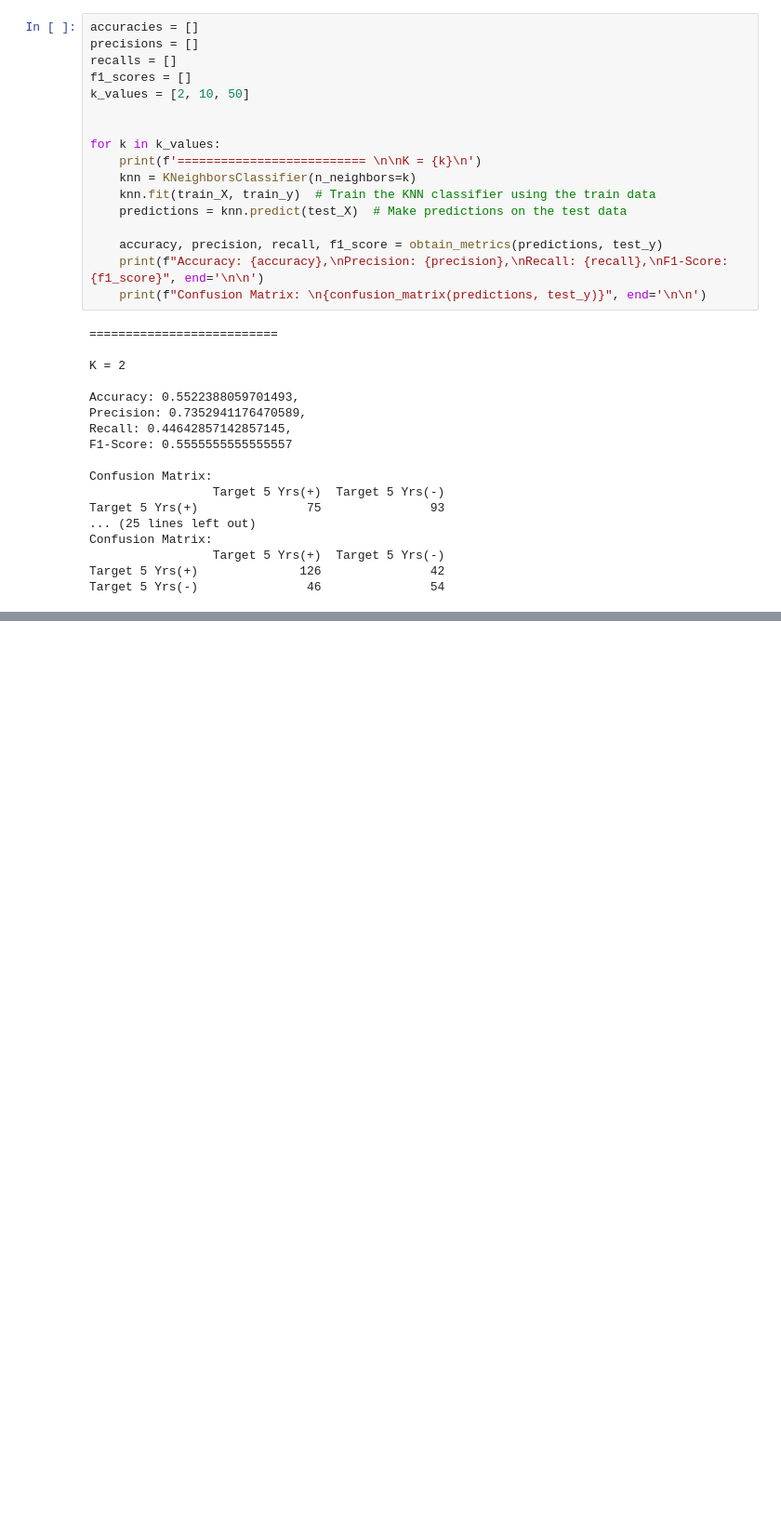
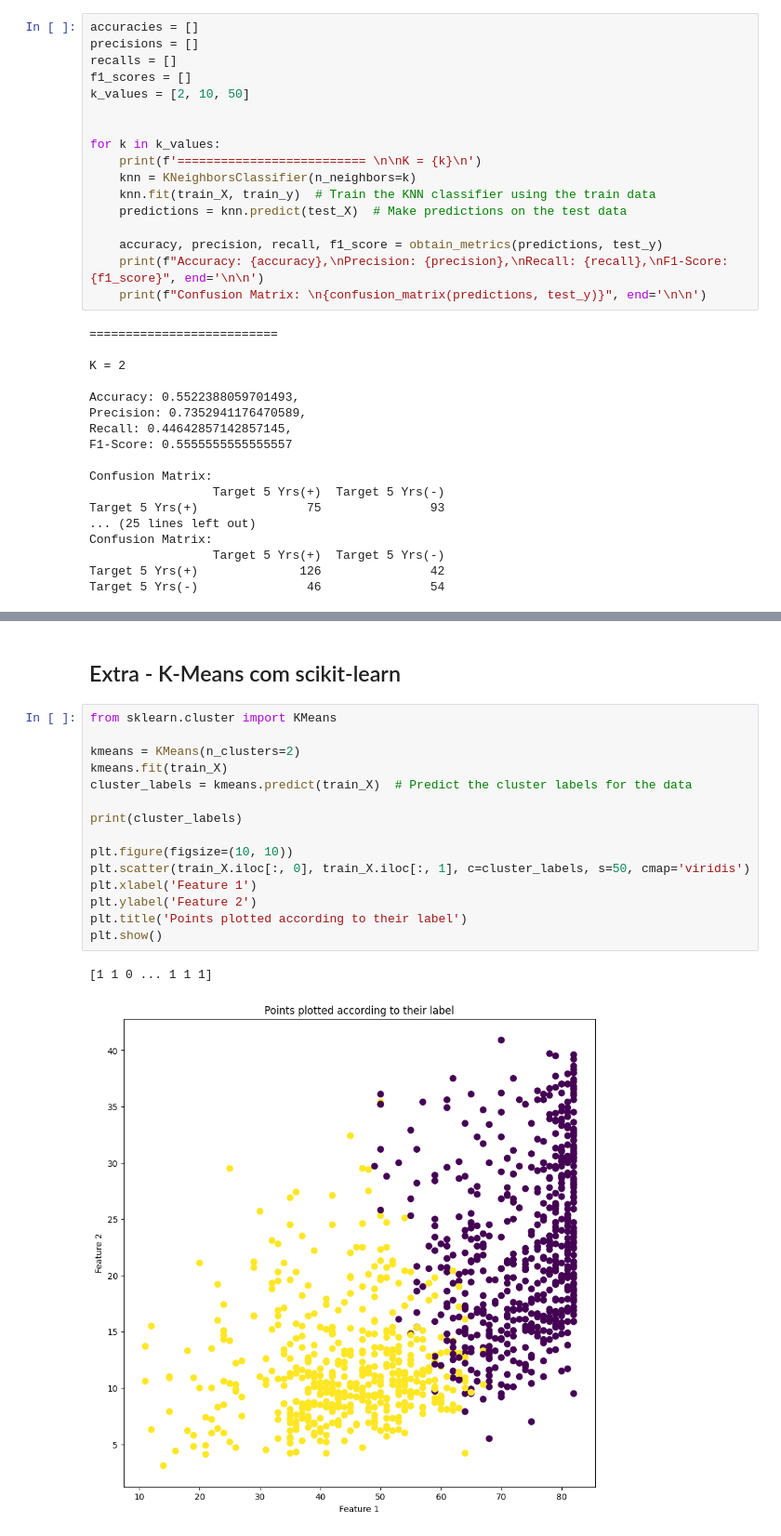
Before and after one commit to paduathiago/ML-supervised-and-unsupervised, a Jupyter notebook: tp2.ipynb, the cells around one changed output, grey strips where cells are left out. Shown at 93% size. Cells and saved outputs as stored; diff of their text form; blank space fills up the shorter version.

```diff
--- a/tp2.ipynb
+++ b/tp2.ipynb
@@ -207,0 +283,20 @@ Target 5 Yrs(-)               46               54
+# %% [markdown]
+## Extra - K-Means com scikit-learn
+# %%
+from sklearn.cluster import KMeans
+
+kmeans = KMeans(n_clusters=2)
+kmeans.fit(train_X)
+cluster_labels = kmeans.predict(train_X)  # Predict the cluster labels for the data
+
+print(cluster_labels)
+
+plt.figure(figsize=(10, 10))
+plt.scatter(train_X.iloc[:, 0], train_X.iloc[:, 1], c=cluster_labels, s=50, cmap='viridis')
+plt.xlabel('Feature 1')
+plt.ylabel('Feature 2')
+plt.title('Points plotted according to their label')
+plt.show()
+# %% [output]
+[1 1 0 ... 1 1 1]
+[figure, added]
```
Also changed, not shown: parts of 14 cells of this notebook.
